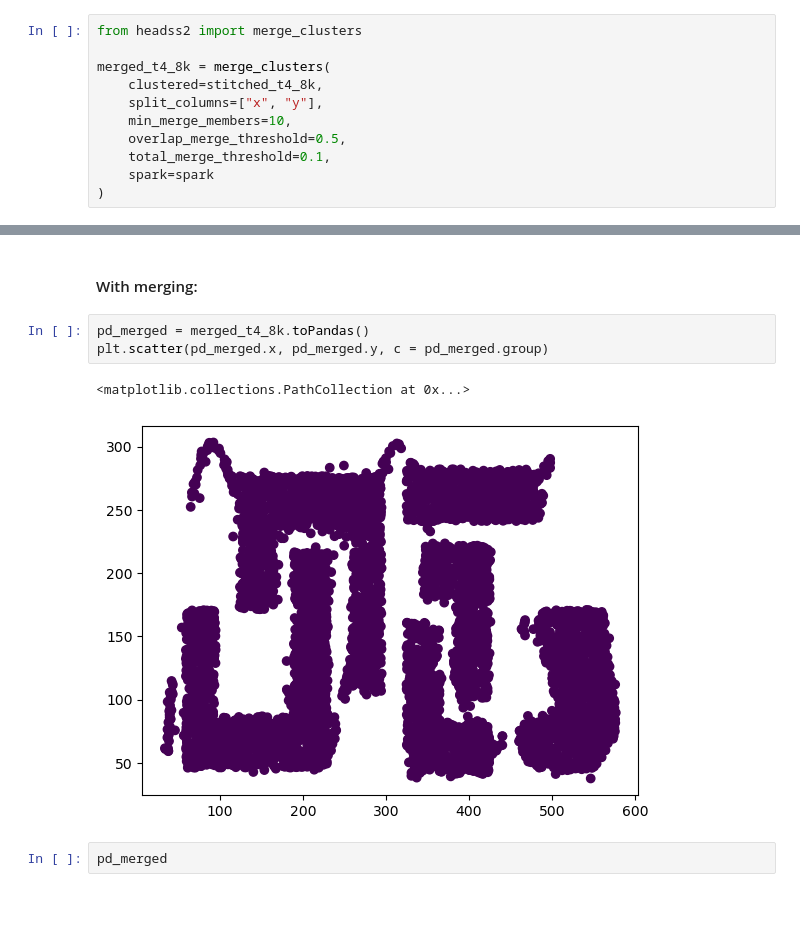
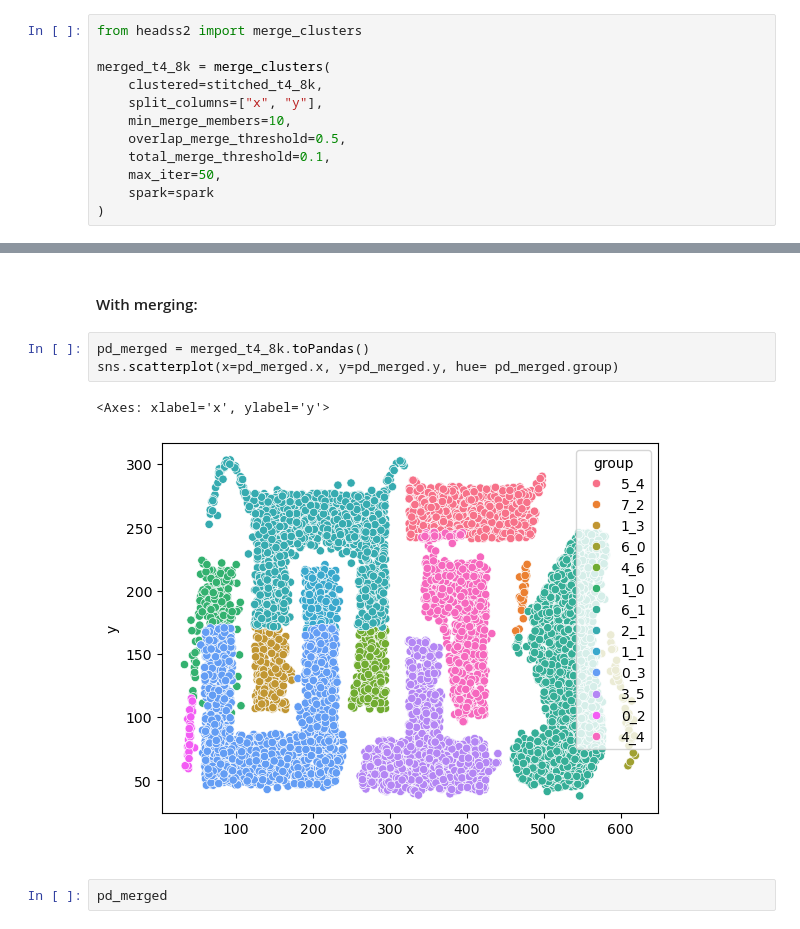
Before and after one commit to simonharnqvist/HEADSS2, a Jupyter notebook: demo/headss_demo.ipynb, the cells around one changed output, grey strips where cells are left out. Saved outputs shown, nothing was run; the diff lists cells and outputs as text; blank space fills up the shorter version.

```diff
--- a/demo/headss_demo.ipynb
+++ b/demo/headss_demo.ipynb
@@ -223,5 +229,6 @@ merged_t4_8k = merge_clusters(
     min_merge_members=10,
     overlap_merge_threshold=0.5,
     total_merge_threshold=0.1,
+    max_iter=50,
     spark=spark
 )
@@ -254,10 +268,10 @@ plt.scatter(pd_unmerged.x, pd_unmerged.y, c = pd_unmerged.group)
 #### With merging:
 # %%
 pd_merged = merged_t4_8k.toPandas()
-plt.scatter(pd_merged.x, pd_merged.y, c = pd_merged.group)
+sns.scatterplot(x=pd_merged.x, y=pd_merged.y, hue= pd_merged.group)
 # %% [output]
-<matplotlib.collections.PathCollection at 0x...>
+<Axes: xlabel='x', ylabel='y'>
-[figure, old version]
+[figure, new version]
 # %%
 pd_merged
 # %% [output]
```
Also changed, not shown: parts of 12 cells of this notebook, 1 other file.
